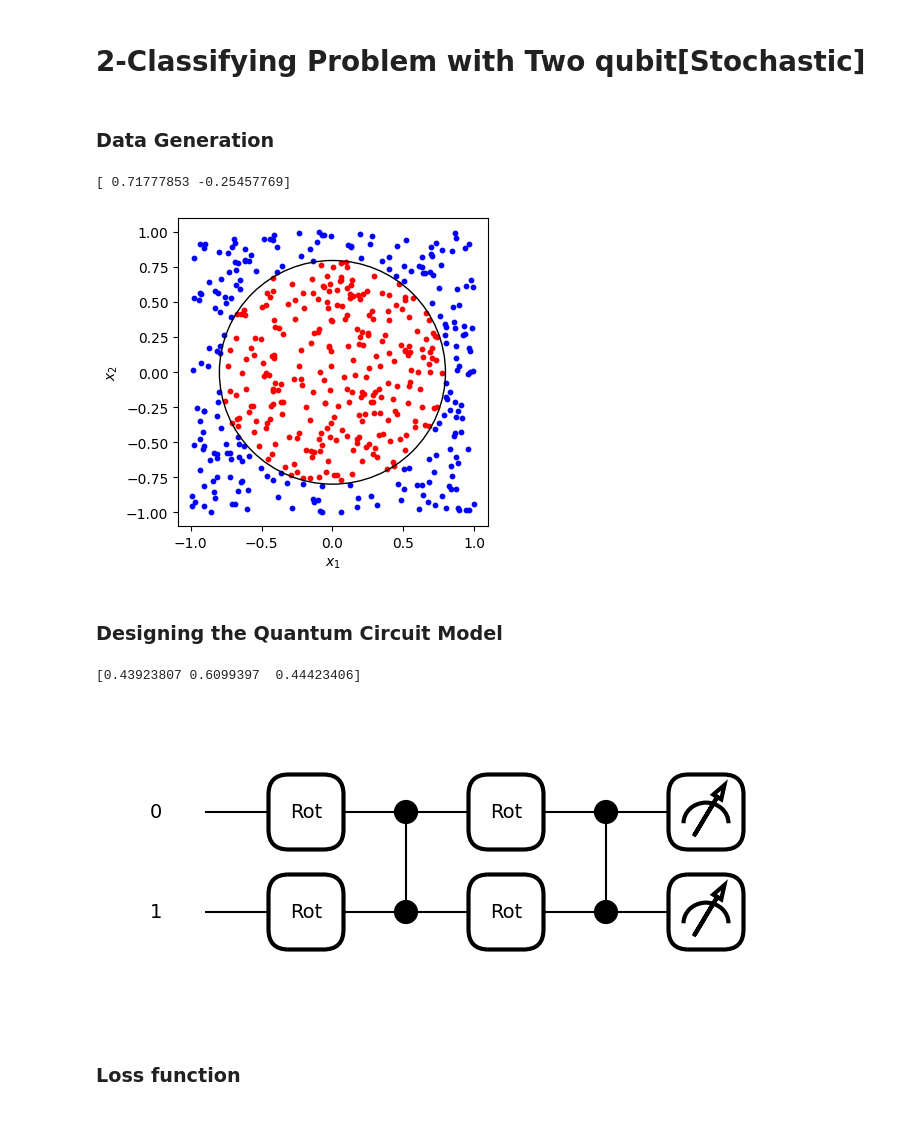
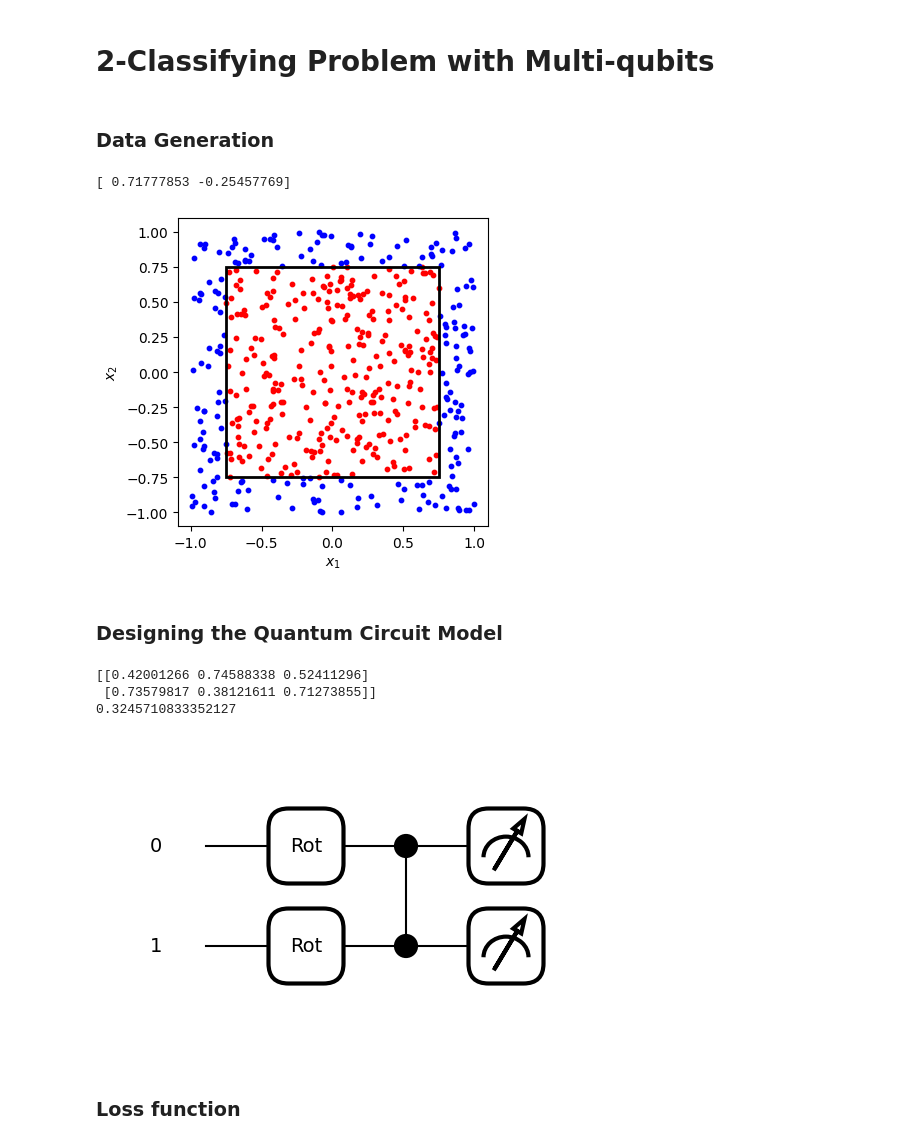
Before and after one commit to HeechanYi/Data-Reuploading, a Jupyter notebook: Code reproducing/2ClassProblemMQ.ipynb, the cells around one changed output. Drawn from its saved outputs; the diff is of its cells as text; code cells hidden in the pictures.

```diff
--- a/Code reproducing/2ClassProblemMQ.ipynb
+++ b/Code reproducing/2ClassProblemMQ.ipynb
@@ -1,4 +1,4 @@
 # %% [markdown]
-# 2-Classifying Problem with Two qubit[Stochastic]
+# 2-Classifying Problem with Multi-qubits
 # %%
 import pennylane as qml
@@ -202,12 +202,12 @@ def plot_data(x, y, fig = None, ax = None, problem = "", condition = []):
 # -------------------------------------------------------------------------------------- #
 
 fig, ax = plt.subplots(figsize=(4, 4))
-Xpoints, Ylabels, condition = Circle(500)
+Xpoints, Ylabels, condition = Square(500)
 print(Xpoints[0])
-plot_data(Xpoints, Ylabels, fig = fig, ax = ax, problem = "circle" , condition=condition)
+plot_data(Xpoints, Ylabels, fig = fig, ax = ax, problem = "square" , condition=condition)
 # %% [output]
 [ 0.71777853 -0.25457769]
-[figure, old version]
+[figure, new version]
 # %% [markdown]
 ### Designing the Quantum Circuit Model
 # %%
@@ -223,6 +223,7 @@ def SQC_comp(thetas, weights, x, num_layers):
     weight : array of wegiht...weight (w_1, w_2, w_3)
     x : Datas where we have to input (x_1, x_2, 0)
     y : Expected ouput density matrix
+    num_layers : layers that constructs the model
 
     Returns
     Expectation value
@@ -235,31 +236,30 @@ def SQC_comp(thetas, weights, x, num_layers):
 
     # Compressed scheme
     for _ in range(num_layers):
-        qml.Rot(params[idx], params[idx+1], params[idx+2], wires = 0)
-        qml.Rot(params[idx+3], params[idx+4], params[idx+5], wires = 1)
-        idx += 6
+        qml.Rot(*params[idx], wires = 0)
+        qml.Rot(*params[idx+1], wires = 1)
+        idx += 2
 
         qml.CZ([0,1])
 
-    obs = qml.PauliZ(0)
-    for i in range(2-1):
-         obs = obs @ qml.PauliZ(i+1)
-
     # Calculating the expectation value of the supplied observable
-    return qml.expval(obs)
+    return qml.expval(qml.PauliZ(0) @ qml.PauliZ(1))
 # %%
-num_layers = 2
+num_layers = 1
 
 xdata = np.random.uniform(size = (1, 3), requires_grad = False)
-thetas = np.random.uniform(size = num_layers*6,requires_grad = True)
-weights = np.random.uniform(size = num_layers*6, requires_grad =True)
+thetas = np.random.uniform(size = (num_layers*2,3),requires_grad = True)
+weights = np.random.uniform(size = (num_layers*2,3), requires_grad =True)
 
+print(thetas)
 print(SQC_comp(thetas, weights, xdata[0], num_layers))
 fig, ax = qml.draw_mpl(SQC_comp)(thetas, weights, xdata[0], num_layers)
 plt.show()
 # %% [output]
-[0.43923807 0.6099397  0.44423406]
+[[0.42001266 0.74588338 0.52411296]
+ [0.73579817 0.38121611 0.71273855]]
+0.3245710833352127
-[figure, old version]
+[figure, new version]
 # %% [markdown]
 ### Loss function
 # %%
```
Also changed, not shown: parts of 4 cells of this notebook.
